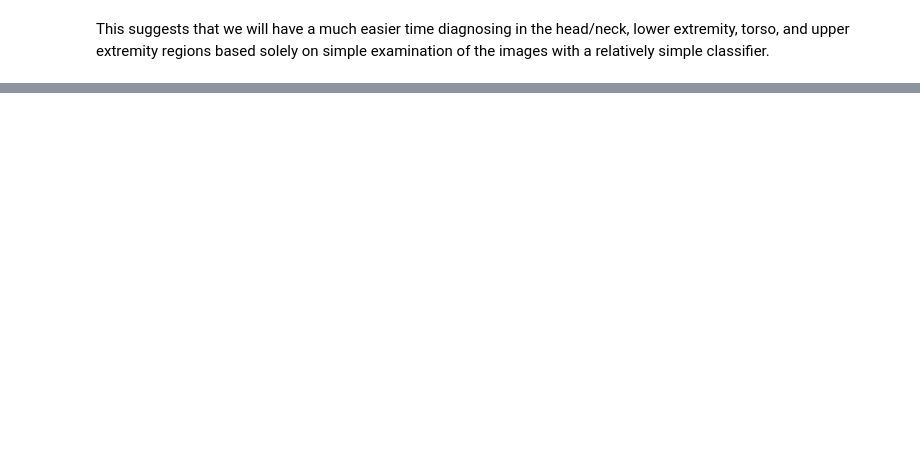
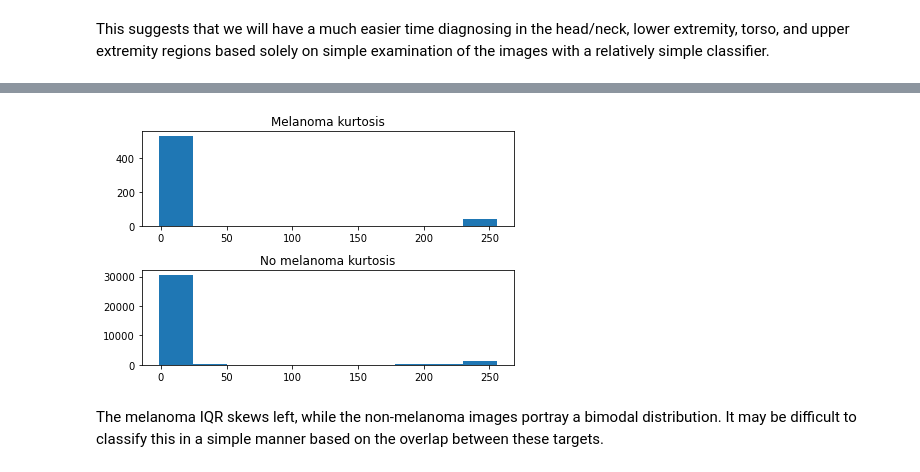
Before and after one commit to HechtYehuda/Melanoma_model, a Jupyter notebook: EDA/Multivariate EDA.ipynb, the cells around one changed output, grey strips where cells are left out. Drawn from its saved outputs; the diff is of its cells as text; code cells hidden in the pictures; blank space fills up the shorter version.

```diff
--- a/EDA/Multivariate EDA.ipynb
+++ b/EDA/Multivariate EDA.ipynb
@@ -52,0 +87,6 @@ This suggests that we will have a much easier time diagnosing in the head/neck,
+# %%
+eda_functions.compare_histograms([melanoma, no_melanoma], 'kurtosis')
+# %% [output]
+[figure, added]
+# %% [markdown]
+The melanoma IQR skews left, while the non-melanoma images portray a bimodal distribution. It may be difficult to classify this in a simple manner based on the overlap between these targets.
```
Also changed, not shown: parts of 10 cells of this notebook, 7 other files.
